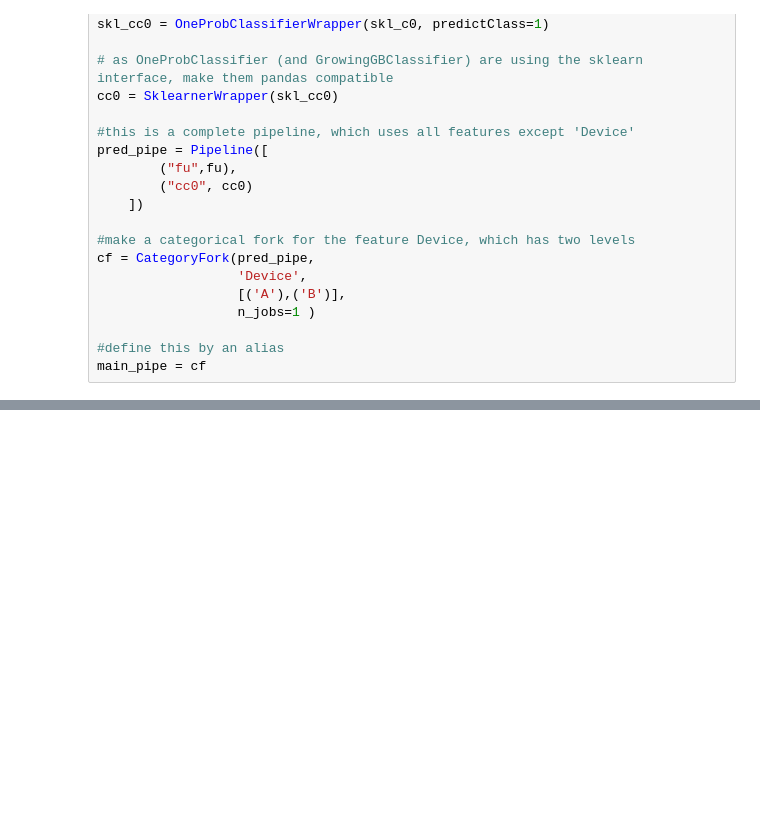
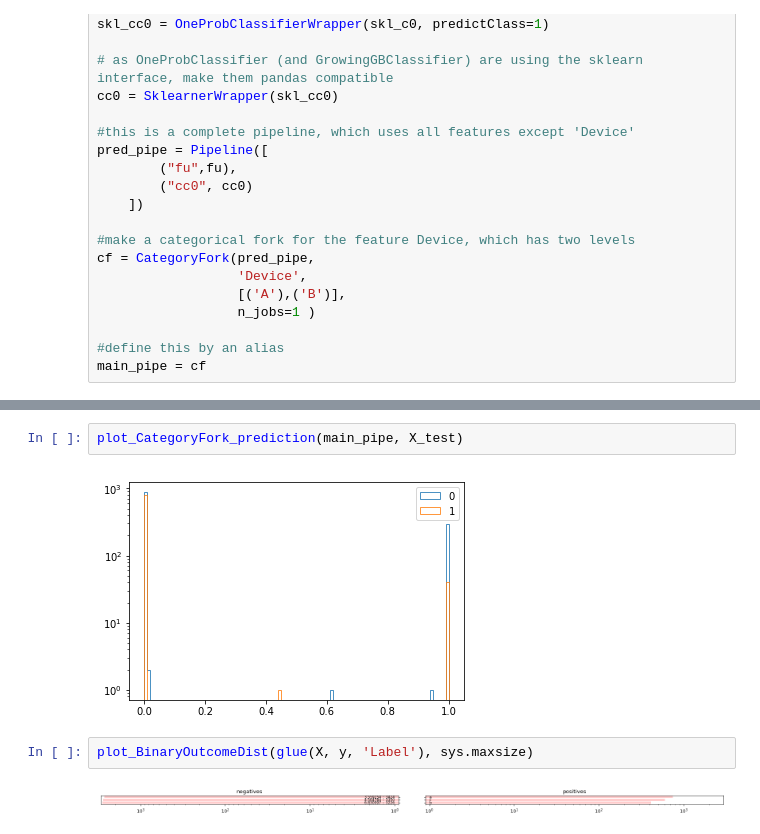
Before and after one commit to mzoll/sklearnext, a Jupyter notebook: resources/notebooks/simplistic_example.ipynb, the cells around one changed output, grey strips where cells are left out. Drawn from its saved outputs; the diff is of its cells as text; blank space fills up the shorter version.

```diff
--- a/resources/notebooks/simplistic_example.ipynb
+++ b/resources/notebooks/simplistic_example.ipynb
@@ -194,0 +215,8 @@ plot_CategoryFork_FeatureImportances(main_pipe, coverage_weighted=False)
+# %%
+plot_CategoryFork_prediction(main_pipe, X_test)
+# %% [output]
+[figure, added]
+# %%
+plot_BinaryOutcomeDist(glue(X, y, 'Label'), sys.maxsize)
+# %% [output]
+[figure, added]
```
Also changed, not shown: parts of 9 cells of this notebook, 5 other files.
